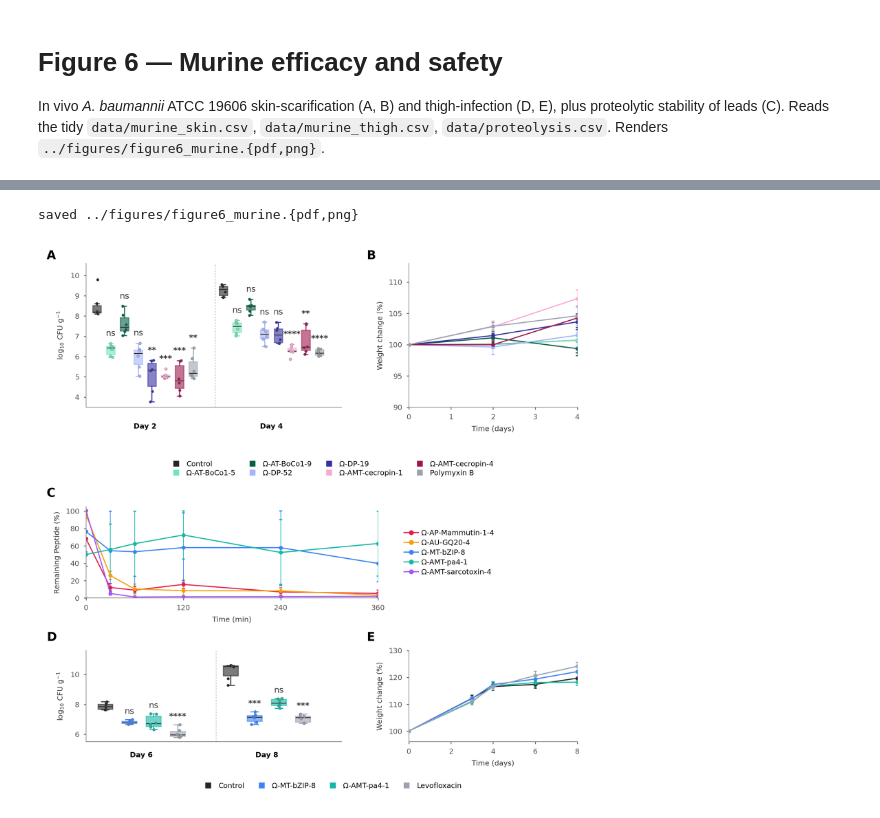
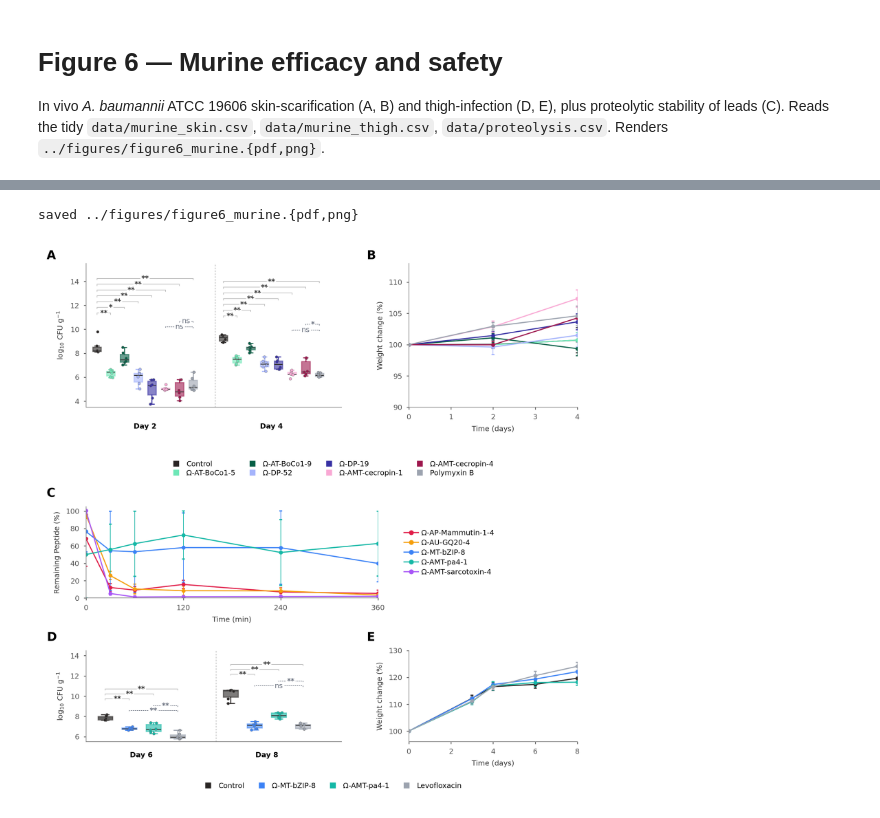
Before and after one commit to szczurek-lab/omegamp-dashboard, a Jupyter notebook: notebooks/figure6_murine.ipynb, the cells around one changed output, grey strips where cells are left out. Drawn from its saved outputs; the diff is of its cells as text; code cells hidden in the pictures.

Commit message:
Add murine figure

```diff
--- a/notebooks/figure6_murine.ipynb
+++ b/notebooks/figure6_murine.ipynb
@@ -107,39 +264,43 @@ axC = fig.add_axes([0.085, 0.370, 0.520, 0.165])   # stability
 axD = fig.add_axes([0.085, 0.110, 0.455, 0.165])   # thigh CFU
 axE = fig.add_axes([0.660, 0.110, 0.300, 0.165])   # thigh weight
 
-# Row 1: A | B (skin) + shared legend below
-boxpanel(axA, "murine_skin.csv", [('Day 2', 2), ('Day 4', 4)], SKIN, PA, (3.5, 10.6))
+# Row 1: A | B (skin) + shared legend below. Panel A carries a second, dashed bracket tier
+# (PA_REF) comparing the two cecropin analogs vs Polymyxin B; ylim raised to clear it.
+boxpanel(axA, "murine_skin.csv", [('Day 2', 2), ('Day 4', 4)], SKIN, PA, (3.5, 15.5),
+         sig_ref=PA_REF, ref_group='Polymyxin B')
 tB, sB = load_weight("murine_skin.csv", SKIN)
 linepanel(axB, tB, sB, SKIN, (90, 113), 'Time (days)')
 fig.text(0.015, 0.978, 'A', **PL); fig.text(0.585, 0.978, 'B', **PL)
 fig.legend(handles=swatches(SKIN), loc='upper center', bbox_to_anchor=(0.522, 0.630), frameon=False,
            handletextpad=0.4, labelspacing=0.3, ncol=4, columnspacing=1.4)
 
 # Row 2: C (stability, data/proteolysis.csv), legend to the right
 _pro = collections.defaultdict(list)
 for row in csv.DictReader(open(DATA / "proteolysis.csv")):
     _pro[row['short_name']].append((float(row['time_min']), float(row['rep1']), float(row['rep2']), float(row['mean'])))
 for p in STAB:
     rec = sorted(_pro[p]); t = np.array([x[0] for x in rec]); m = np.array([x[3] for x in rec])
     err = np.array([abs(x[1] - x[2]) / 2 for x in rec])
     axC.errorbar(t, m, yerr=err, color=SCOL[p], lw=0.9, marker='o', ms=2.3, capsize=1.1, elinewidth=0.5)
 axC.set_xlabel('Time (min)'); axC.set_ylabel('Remaining Peptide (%)'); axC.set_ylim(0, 105); axC.set_xlim(0, 360); axC.set_xticks([0, 120, 240, 360])
 hC = [plt.Line2D([0], [0], marker='o', ls='-', lw=0.9, ms=3, color=SCOL[p], label=p) for p in STAB]
 fig.legend(handles=hC, loc='center left', bbox_to_anchor=(0.640, 0.452), frameon=False, handletextpad=0.4, labelspacing=0.4)
 fig.text(0.015, 0.548, 'C', **PL)
 
-# Row 3: D | E (thigh) + shared legend below
-boxpanel(axD, "murine_thigh.csv", [('Day 6', 6), ('Day 8', 8)], THIGH, PD, (5.5, 11.6))
+# Row 3: D | E (thigh) + shared legend below. Panel D carries the same dashed vs-reference tier
+# (PD_REF) comparing bZIP-8 / pa4-1 vs Levofloxacin; ylim raised to clear it.
+boxpanel(axD, "murine_thigh.csv", [('Day 6', 6), ('Day 8', 8)], THIGH, PD, (5.5, 14.5),
+         sig_ref=PD_REF, ref_group='Levofloxacin')
 tE, sE = load_weight("murine_thigh.csv", THIGH)
 linepanel(axE, tE, sE, THIGH, (96, 130), 'Time (days)')
 fig.text(0.015, 0.288, 'D', **PL); fig.text(0.585, 0.288, 'E', **PL)
 fig.legend(handles=swatches(THIGH), loc='upper center', bbox_to_anchor=(0.522, 0.048), frameon=False,
            handletextpad=0.4, labelspacing=0.3, ncol=4, columnspacing=1.4)
 
 import os; os.makedirs("../figures", exist_ok=True)
 fig.savefig("../figures/figure6_murine.pdf", bbox_inches='tight')
 fig.savefig("../figures/figure6_murine.png", dpi=200, bbox_inches='tight')
 print("saved ../figures/figure6_murine.{pdf,png}")
 # %% [output]
 saved ../figures/figure6_murine.{pdf,png}
-[figure, old version]
+[figure, new version]
```
Also changed, not shown: parts of 2 cells of this notebook.
